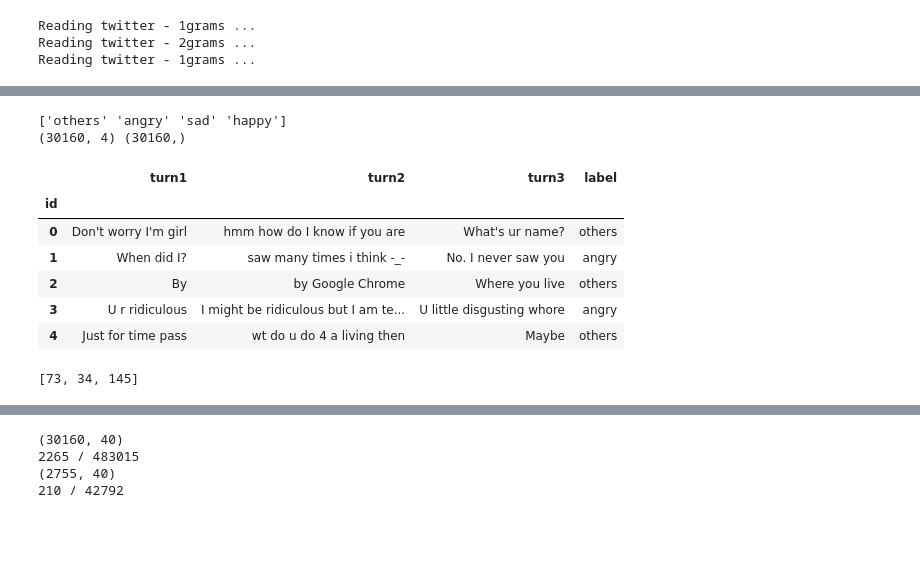
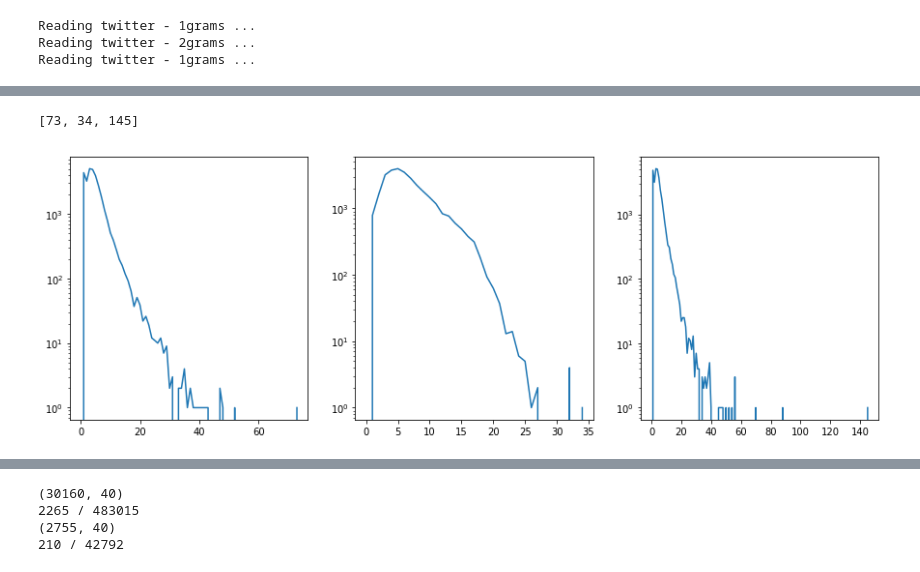
Before and after one commit to Arthur-Na/taln-semeval, a Jupyter notebook: src/task4.ipynb, the cells around one changed output, grey strips where cells are left out. Cells and saved outputs as stored; diff of their text form; code cells hidden in the pictures; blank space fills up the shorter version.

```diff
--- a/src/task4.ipynb
+++ b/src/task4.ipynb
@@ -42,8 +46,26 @@ from sklearn.model_selection import StratifiedKFold
 # %%
-embedding_dim = 300
-if os.path.exists('../data/datastories.twitter.300d.pickle'):
-    with open('../data/datastories.twitter.300d.pickle', 'rb') as f:
+tmp_file = '../data/datastories.twitter.100d'
+embedding_file = tmp_file + '.txt'
+pickle_file = tmp_file + '.pickle'
+embedding_dim = 100
+
+if os.path.exists(pickle_file):
+    with open(pickle_file, 'rb') as f:
         wv_data = pickle.load(f)
+elif os.path.exists(embedding_file):
+    print('Indexing file {} ...'.format(embedding_file))
+    wv_data = {}
+    with open(embedding_file, "r", encoding="utf-8") as f:
+        for i, line in enumerate(f):
+            values = line.split()
+            word = values[0]
+            coefs = np.asarray(values[1:], dtype='float32')
+
+            wv_data[word] = coefs
+    print('Found {} word vectors.'.format(len(wv_data)))
+
+    with open(pickle_file, 'wb') as pickle_file:
+        pickle.dump(wv_data, pickle_file)
 
 wv_data["<unk>"] = np.random.uniform(low=-0.05, high=0.05, size=embedding_dim)
 wv_data["<pad>"] = np.zeros(embedding_dim)
@@ -64,7 +86,7 @@ text_processor = TextPreProcessor(
     corrector="twitter",
     unpack_hashtags=True,
     unpack_contractions=True,
-    spell_correct_elong=False,
+    spell_correct_elong=True,
     tokenizer=SocialTokenizer(lowercase=True).tokenize, dicts=[emoticons]
 )
 
@@ -99,29 +137,3 @@ df.head()
-# %%
-Xtrain = []
-Ytrain = []
-
-df = pd.read_csv('../data/train.txt', sep='\t', index_col=0)
-Xtrain = [df.turn1.values, df.turn2.values, df.turn3.values]
-
-Ytrain = list(map(lambda x: {'others': 0, 'angry': 1, 'sad': 2, 'happy': 3}[x], df.label.values))
-Ytrain = np_utils.to_categorical(Ytrain)
-
-#print(Xtrain.shape, Ytrain.shape)
-#print(Xtrain[1:3])
-print(df.label.unique())
-print(Ytrain.shape, Xtrain[0].shape)
-
-df.head()
-# %% [output]
-['others' 'angry' 'sad' 'happy']
-(30160, 4) (30160,)
-|  | turn1 | turn2 | turn3 | label |
-| id |  |  |  |  |
-| 0 | Don't worry I'm girl | hmm how do I know if you are | What's ur name? | others |
-| 1 | When did I? | saw many times i think -_- | No. I never saw you | angry |
-| 2 | By | by Google Chrome | Where you live | others |
-| 3 | U r ridiculous | I might be ridiculous but I am te... | U little disgusting whore | angry |
-| 4 | Just for time pass | wt do u do 4 a living then | Maybe | others |
 # %%
 def proces(s):
     return text_processor.pre_process_doc(s)
@@ -142,13 +154,17 @@ print(max_len)
 # %% [output]
 [73, 34, 145]
 # %%
-from collections import defaultdict
+plt.figure(figsize=(15,5))
 h = [defaultdict(int), defaultdict(int), defaultdict(int)]
 
 for i, tur in enumerate(Xtrain):
     for sen in tur:
         h[i][len(sen)] += 1
+    l_count = [h[i][x] for x in range(max_len[i] + 1)]
+    plt.subplot(1,3,i + 1)
+    plt.plot(range(max_len[i] + 1), l_count)
+    plt.yscale('log')
 
-hl = []
-for i in range(3):
-    hl.append([h[i][x] for x in range(max_len[i] + 1)])
+max_len = [40, 34, 40]
+# %% [output]
+[figure, added]
```
Also changed, not shown: parts of 24 cells of this notebook.
